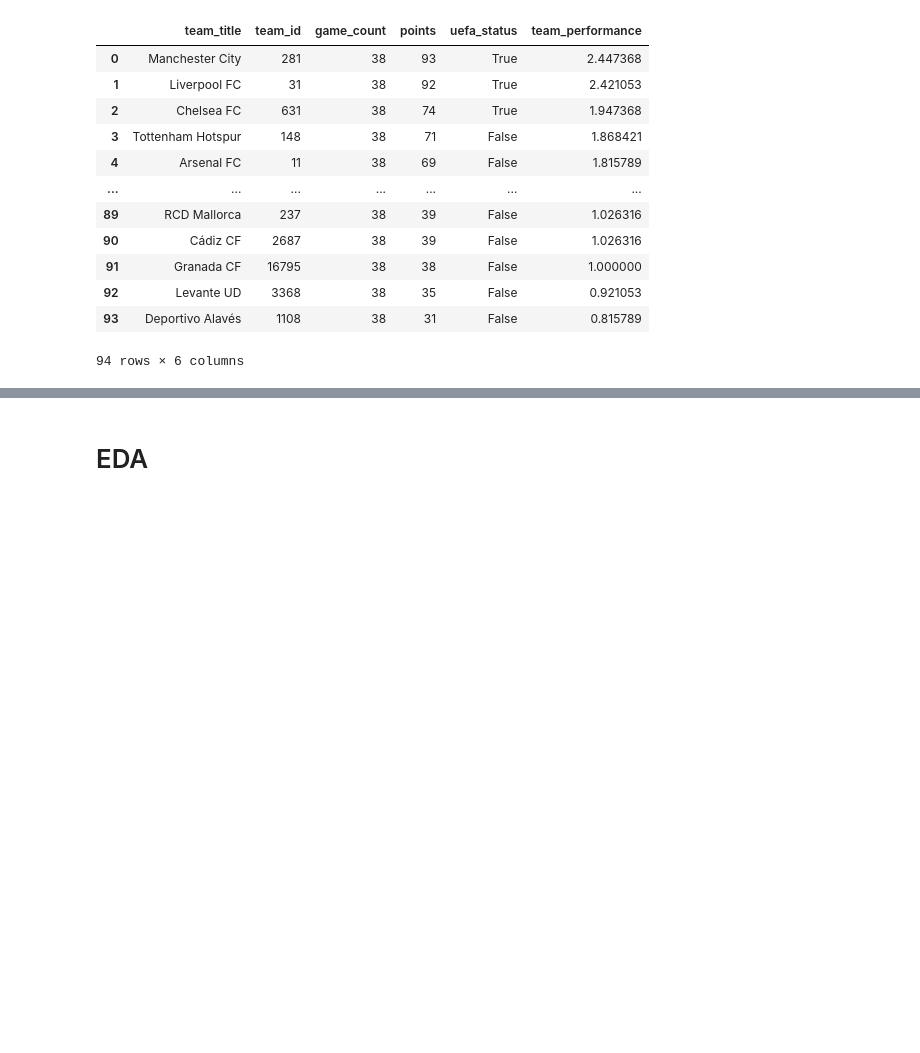
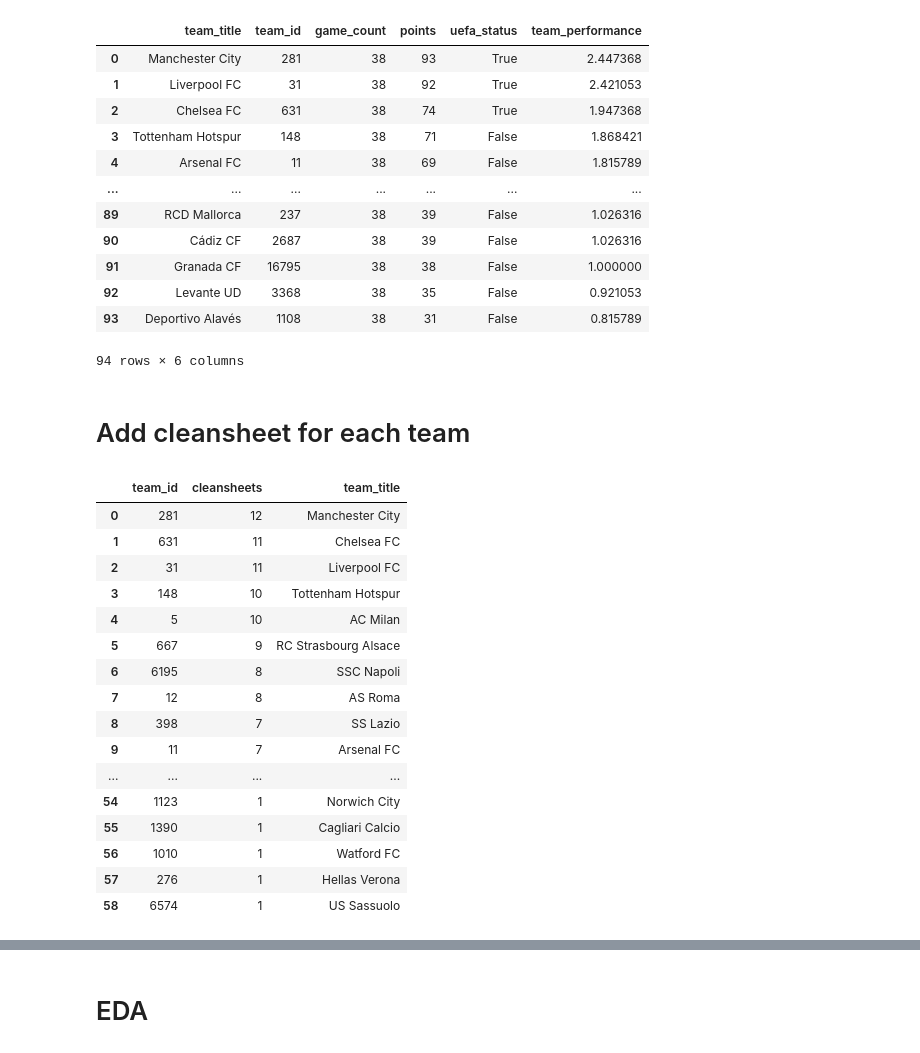
Before and after one commit to MHBehroozi/Transfermarkt, a Jupyter notebook: statistical_analysis/hypothesis2/hypothesis2_stats.ipynb, the cells around one changed output, grey strips where cells are left out. Saved outputs shown, nothing was run; the diff lists cells and outputs as text; code cells hidden in the pictures; blank space fills up the shorter version.

```diff
--- a/statistical_analysis/hypothesis2/hypothesis2_stats.ipynb
+++ b/statistical_analysis/hypothesis2/hypothesis2_stats.ipynb
@@ -23,3 +24,5 @@ df
 | 92 | Levante UD | 3368 | 38 | 35 | False | 0.921053 |
 | 93 | Deportivo Alavés | 1108 | 38 | 31 | False | 0.815789 |
 94 rows × 6 columns
+# %% [markdown]
+# Add cleansheet for each team
@@ -25,0 +31,20 @@ df
+# %%
+team_claensheet
+# %% [output]
+|  | team_id | cleansheets | team_title |
+| 0 | 281 | 12 | Manchester City |
+| 1 | 631 | 11 | Chelsea FC |
+| 2 | 31 | 11 | Liverpool FC |
+| 3 | 148 | 10 | Tottenham Hotspur |
+| 4 | 5 | 10 | AC Milan |
+| 5 | 667 | 9 | RC Strasbourg Alsace |
+| 6 | 6195 | 8 | SSC Napoli |
+| 7 | 12 | 8 | AS Roma |
+| 8 | 398 | 7 | SS Lazio |
+| 9 | 11 | 7 | Arsenal FC |
+| ... | ... | ... | ... |
+| 54 | 1123 | 1 | Norwich City |
+| 55 | 1390 | 1 | Cagliari Calcio |
+| 56 | 1010 | 1 | Watford FC |
+| 57 | 276 | 1 | Hellas Verona |
+| 58 | 6574 | 1 | US Sassuolo |
```
Also changed, not shown: parts of 30 cells of this notebook, 5 other files.
